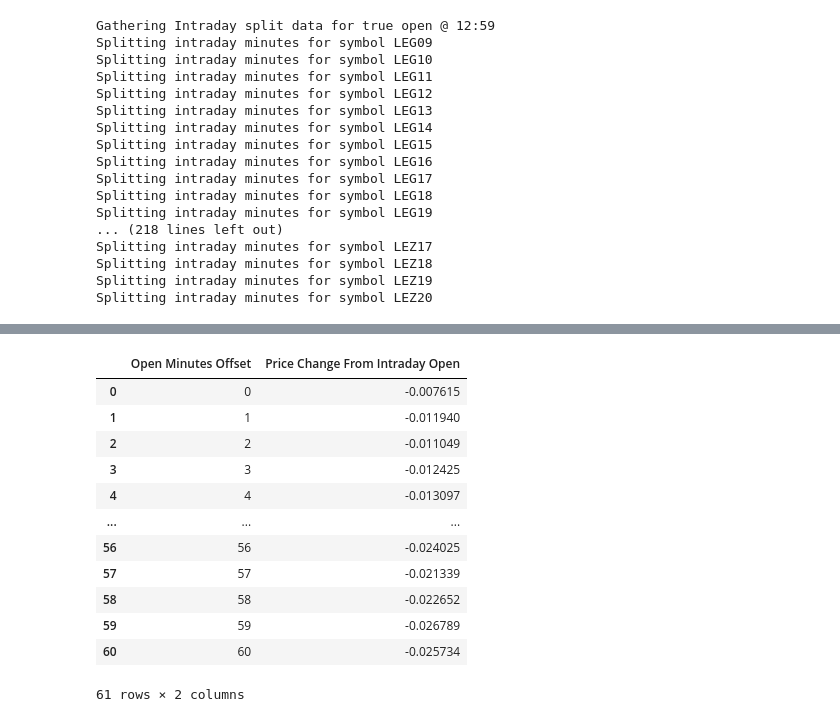
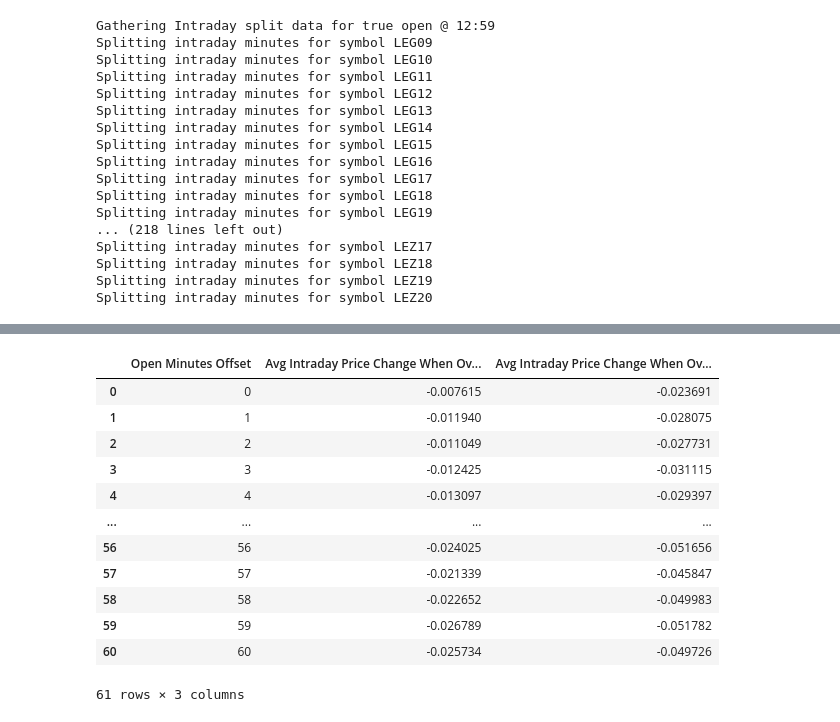
Before and after one commit to cooper437/commodities-research, a Jupyter notebook: notebooks/commodities_pricing_analysis.ipynb, the cells around one changed output, grey strips where cells are left out. Drawn from its saved outputs; the diff is of its cells as text; code cells hidden in the pictures.

```diff
--- a/notebooks/commodities_pricing_analysis.ipynb
+++ b/notebooks/commodities_pricing_analysis.ipynb
@@ -88,6 +90,19 @@ def split_intraday_activity_by_overnight_change_all_symbols(
     open_bars_where_close_was_negative_df = pd.concat([open_bars_where_close_was_negative_df, intraday_minute_changes.negative_change_df])
   intraday_minute_bars_split = namedtuple('intraday_minute_bars_split', ['positive_change_df', 'negative_change_df'])
   return intraday_minute_bars_split(open_bars_where_close_was_positive_df, open_bars_where_close_was_negative_df)
+# %%
+def calculate_average_intraday_price_change_grouped_by_open_minutes_offset(intraday_minute_bars_df: pd.DataFrame) -> pd.DataFrame:
+  '''
+  Group the intraday minute bars by their Open Minutes Offset and calculate the mean for each minute. Return all that as a single dataframe
+  '''
+  overnight_positive_change_df = intraday_minute_bars_df.positive_change_df.groupby('Open Minutes Offset', as_index=False)['Price Change From Intraday Open'].mean()
+  overnight_negative_change_df = intraday_minute_bars_df.negative_change_df.groupby('Open Minutes Offset', as_index=False)['Price Change From Intraday Open'].mean()
+  to_return_df = pd.DataFrame({
+    'Open Minutes Offset': overnight_positive_change_df['Open Minutes Offset'],
+    'Avg Intraday Price Change When Overnight Change >= 0': overnight_positive_change_df['Price Change From Intraday Open'],
+    'Avg Intraday Price Change When Overnight Change < 0': overnight_negative_change_df['Price Change From Intraday Open']
+  })
+  return to_return_df
 # %%
 intraday_sliding_open_df = intraday_open_csv_to_df(CONTRACT_INTRADAY_SLIDING_OPEN_FILE_PATH)
 intraday_true_open_df = intraday_open_csv_to_df(CONTRACT_INTRADAY_TRUE_OPEN_FILE_PATH)
@@ -183,16 +170,20 @@ def calculate_average_intraday_price_change_grouped_by_open_minutes_offset(intra
-# %%
-true_open_twelve_fifty_nine_intraday_minute_bars_split.positive_change_df.groupby('Open Minutes Offset', as_index=False)['Price Change From Intraday Open'].mean()
-# %% [output]
-|  | Open Minutes Offset | Price Change From Intraday Open |
-| 0 | 0 | -0.007615 |
-| 1 | 1 | -0.011940 |
-| 2 | 2 | -0.011049 |
-| 3 | 3 | -0.012425 |
-| 4 | 4 | -0.013097 |
-| ... | ... | ... |
-| 56 | 56 | -0.024025 |
-| 57 | 57 | -0.021339 |
-| 58 | 58 | -0.022652 |
-| 59 | 59 | -0.026789 |
-| 60 | 60 | -0.025734 |
-61 rows × 2 columns
+# %%
+true_open_twelve_fifty_nine_intraday_average_changes_df = calculate_average_intraday_price_change_grouped_by_open_minutes_offset(true_open_twelve_fifty_nine_intraday_minute_bars_split)
+true_open_thirteen_oh_four_intraday_average_changes_df = calculate_average_intraday_price_change_grouped_by_open_minutes_offset(true_open_thirteen_oh_four_intraday_minute_bars_split)
+true_open_last_bar_intraday_average_changes_df = calculate_average_intraday_price_change_grouped_by_open_minutes_offset(true_open_last_bar_intraday_minute_bars_split)
+# %%
+true_open_twelve_fifty_nine_intraday_average_changes_df
+# %% [output]
+|  | Open Minutes Offset | Avg Intraday Price Change When Ov... | Avg Intraday Price Change When Ov... |
+| 0 | 0 | -0.007615 | -0.023691 |
+| 1 | 1 | -0.011940 | -0.028075 |
+| 2 | 2 | -0.011049 | -0.027731 |
+| 3 | 3 | -0.012425 | -0.031115 |
+| 4 | 4 | -0.013097 | -0.029397 |
+| ... | ... | ... | ... |
+| 56 | 56 | -0.024025 | -0.051656 |
+| 57 | 57 | -0.021339 | -0.045847 |
+| 58 | 58 | -0.022652 | -0.049983 |
+| 59 | 59 | -0.026789 | -0.051782 |
+| 60 | 60 | -0.025734 | -0.049726 |
+61 rows × 3 columns
```
Also changed, not shown: parts of 5 cells of this notebook.
